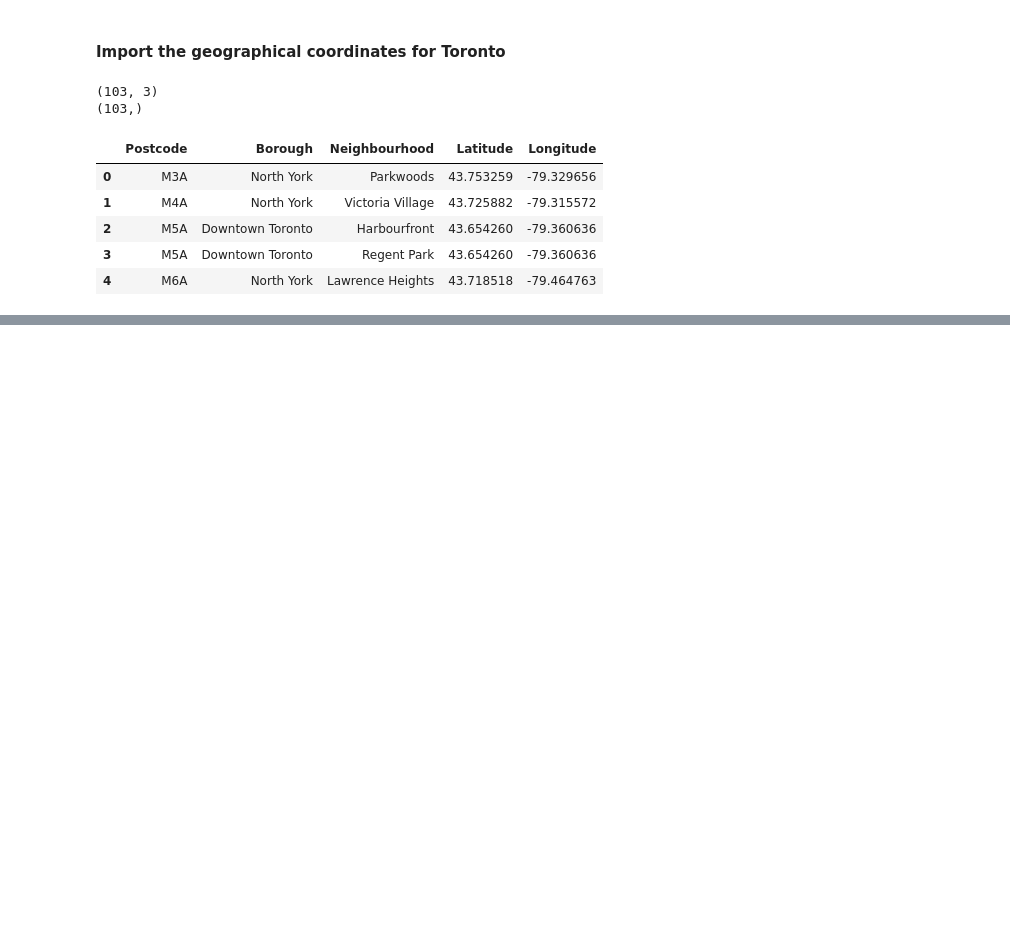
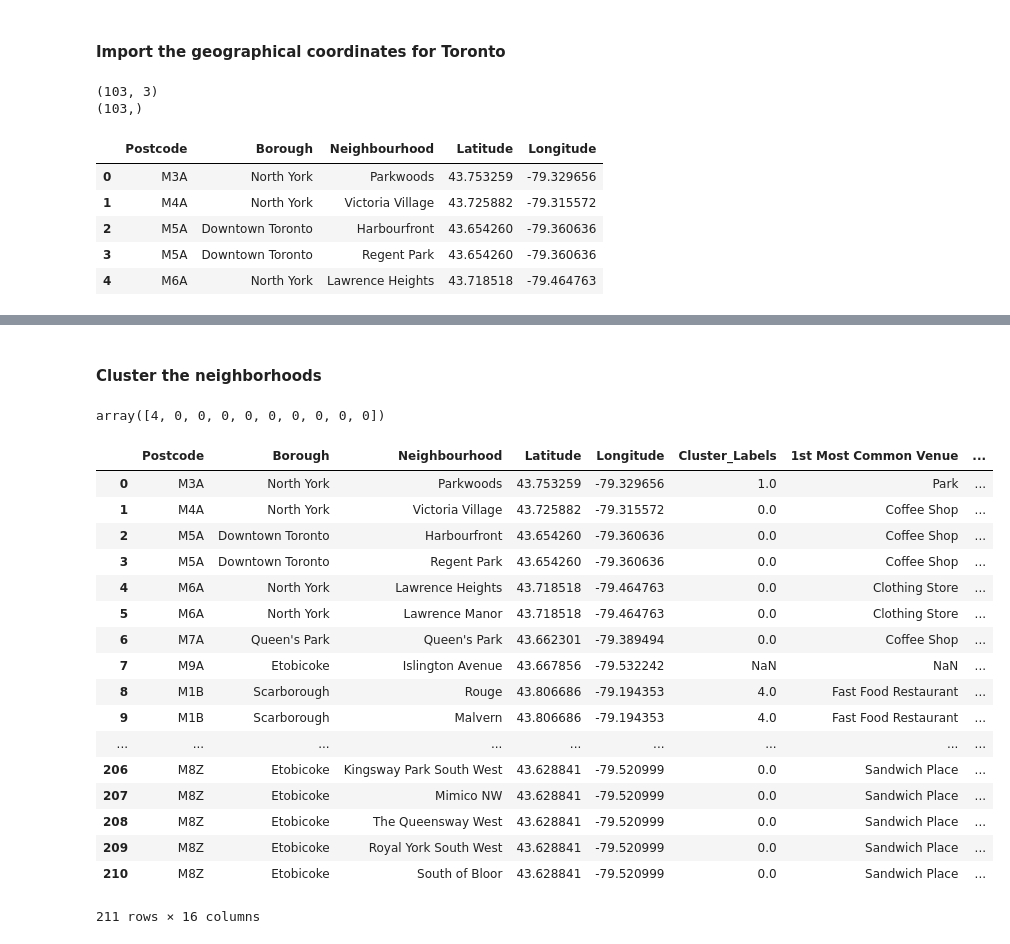
Before and after one commit to nanmon2001/Coursera_Capstone, a Jupyter notebook: Capstone_assignment_week3.ipynb, the cells around one changed output, grey strips where cells are left out. Cells and saved outputs as stored; diff of their text form; code cells hidden in the pictures; blank space fills up the shorter version.

```diff
--- a/Capstone_assignment_week3.ipynb
+++ b/Capstone_assignment_week3.ipynb
@@ -181,0 +440,22 @@ FUCK
+# %%
+#create the new dataframe and display the top 10 venues for each neighborhood
+num_top_venues = 10
+
+indicators = ['st', 'nd', 'rd']
+
+# create columns according to number of top venues
+columns = ['Neighborhood']
+for ind in np.arange(num_top_venues):
+    try:
+        columns.append('{}{} Most Common Venue'.format(ind+1, indicators[ind]))
+    except:
+        columns.append('{}th Most Common Venue'.format(ind+1))
+
+# create a new dataframe
+neighborhoods_venues_sorted = pd.DataFrame(columns=columns)
+neighborhoods_venues_sorted['Neighborhood'] = toronto_grouped['Neighborhood']
+
+for ind in np.arange(toronto_grouped.shape[0]):
+    neighborhoods_venues_sorted.iloc[ind, 1:] = return_most_common_venues(toronto_grouped.iloc[ind, :], num_top_venues)
+
+neighborhoods_venues_sorted.head()
@@ -181,0 +469,45 @@ FUCK
+# %% [markdown]
+#### Cluster the neighborhoods
+# %%
+# set number of clusters
+kclusters = 5
+
+toronto_grouped_clustering = toronto_grouped.drop('Neighborhood', 1)
+
+# run k-means clustering
+kmeans = KMeans(n_clusters=kclusters, random_state=0).fit(toronto_grouped_clustering)
+
+# check cluster labels generated for each row in the dataframe
+kmeans.labels_[0:10]
+# %% [output]
+array([4, 0, 0, 0, 0, 0, 0, 0, 0, 0])
+# %%
+# add clustering labels
+neighborhoods_venues_sorted.insert(0, 'Cluster_Labels', kmeans.labels_)
+# %%
+#create a new dataframe that includes the cluster as well as the top 10 venues for each neighborhood
+toronto_merged = toronto_df
+
+# merge toronto_grouped with toronto_data to add latitude/longitude for each neighborhood
+toronto_merged = toronto_merged.join(neighborhoods_venues_sorted.set_index('Neighborhood'), on='Postcode')
+
+toronto_merged.head()
+# %% [output]
+|  | Postcode | Borough | Neighbourhood | Latitude | Longitude | Cluster_Labels | 1st Most Common Venue | ... |
+| 0 | M3A | North York | Parkwoods | 43.753259 | -79.329656 | 1.0 | Park | ... |
+| 1 | M4A | North York | Victoria Village | 43.725882 | -79.315572 | 0.0 | Coffee Shop | ... |
+| 2 | M5A | Downtown Toronto | Harbourfront | 43.654260 | -79.360636 | 0.0 | Coffee Shop | ... |
+| 3 | M5A | Downtown Toronto | Regent Park | 43.654260 | -79.360636 | 0.0 | Coffee Shop | ... |
+| 4 | M6A | North York | Lawrence Heights | 43.718518 | -79.464763 | 0.0 | Clothing Store | ... |
+| 5 | M6A | North York | Lawrence Manor | 43.718518 | -79.464763 | 0.0 | Clothing Store | ... |
+| 6 | M7A | Queen's Park | Queen's Park | 43.662301 | -79.389494 | 0.0 | Coffee Shop | ... |
+| 7 | M9A | Etobicoke | Islington Avenue | 43.667856 | -79.532242 | NaN | NaN | ... |
+| 8 | M1B | Scarborough | Rouge | 43.806686 | -79.194353 | 4.0 | Fast Food Restaurant | ... |
+| 9 | M1B | Scarborough | Malvern | 43.806686 | -79.194353 | 4.0 | Fast Food Restaurant | ... |
+| ... | ... | ... | ... | ... | ... | ... | ... | ... |
+| 206 | M8Z | Etobicoke | Kingsway Park South West | 43.628841 | -79.520999 | 0.0 | Sandwich Place | ... |
+| 207 | M8Z | Etobicoke | Mimico NW | 43.628841 | -79.520999 | 0.0 | Sandwich Place | ... |
+| 208 | M8Z | Etobicoke | The Queensway West | 43.628841 | -79.520999 | 0.0 | Sandwich Place | ... |
+| 209 | M8Z | Etobicoke | Royal York South West | 43.628841 | -79.520999 | 0.0 | Sandwich Place | ... |
+| 210 | M8Z | Etobicoke | South of Bloor | 43.628841 | -79.520999 | 0.0 | Sandwich Place | ... |
+211 rows × 16 columns
```
Also changed, not shown: parts of 28 cells of this notebook.
